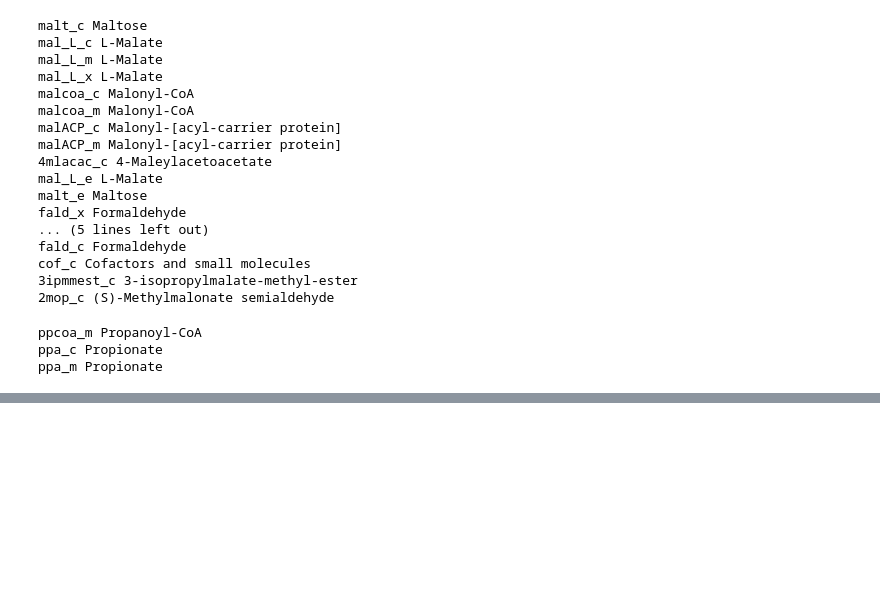
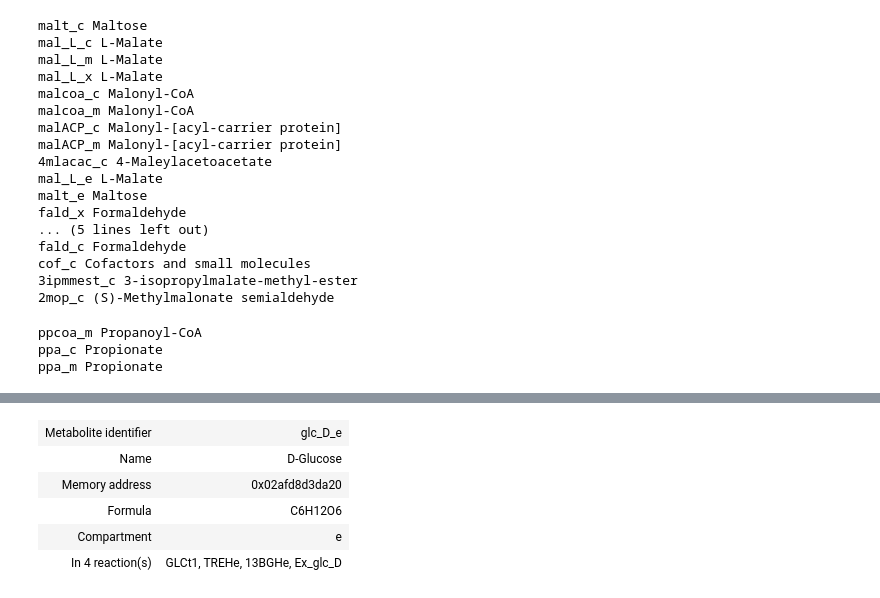
Before and after one commit to 27410/group-assignment-2021-group-8-malonic-acid-in-k-phaffii, a Jupyter notebook: models/Adjusted_models/iMT1026_exploring.ipynb, the cells around one changed output, grey strips where cells are left out. Drawn from its saved outputs; the diff is of its cells as text; code cells hidden in the pictures; blank space fills up the shorter version.

```diff
--- a/models/Adjusted_models/iMT1026_exploring.ipynb
+++ b/models/Adjusted_models/iMT1026_exploring.ipynb
@@ -149,0 +161,9 @@ malonic_acid = Metabolite(id='malonic_acid_c', compartment='c')
+# %%
+model.metabolites.glc_D_e
+# %% [output]
+| Metabolite identifier | glc_D_e |
+| Name | D-Glucose |
+| Memory address | 0x02afd8d3da20 |
+| Formula | C6H12O6 |
+| Compartment | e |
+| In 4 reaction(s) | GLCt1, TREHe, 13BGHe, Ex_glc_D |
```
Also changed, not shown: parts of 8 cells of this notebook, 1 other file.
